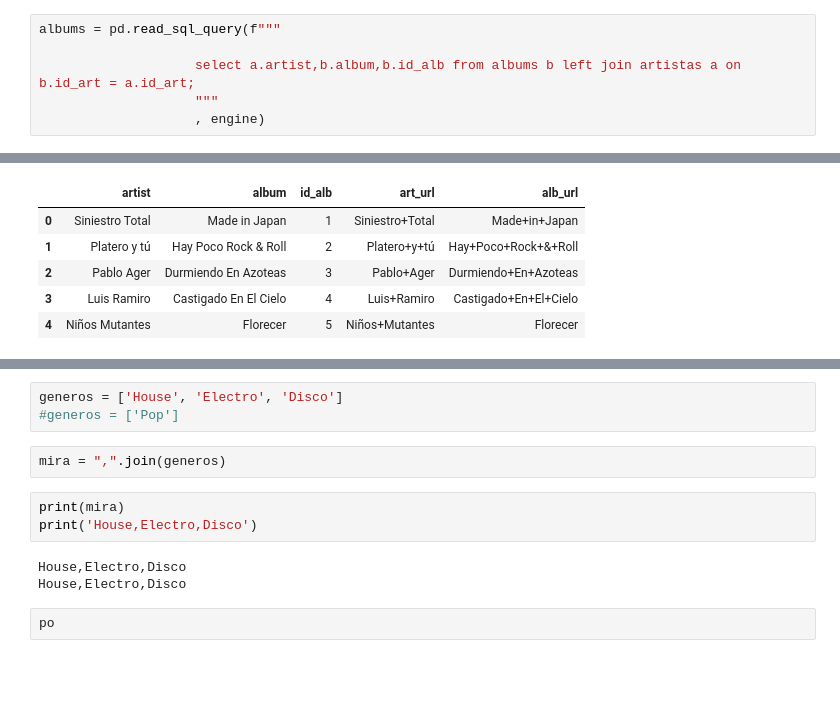
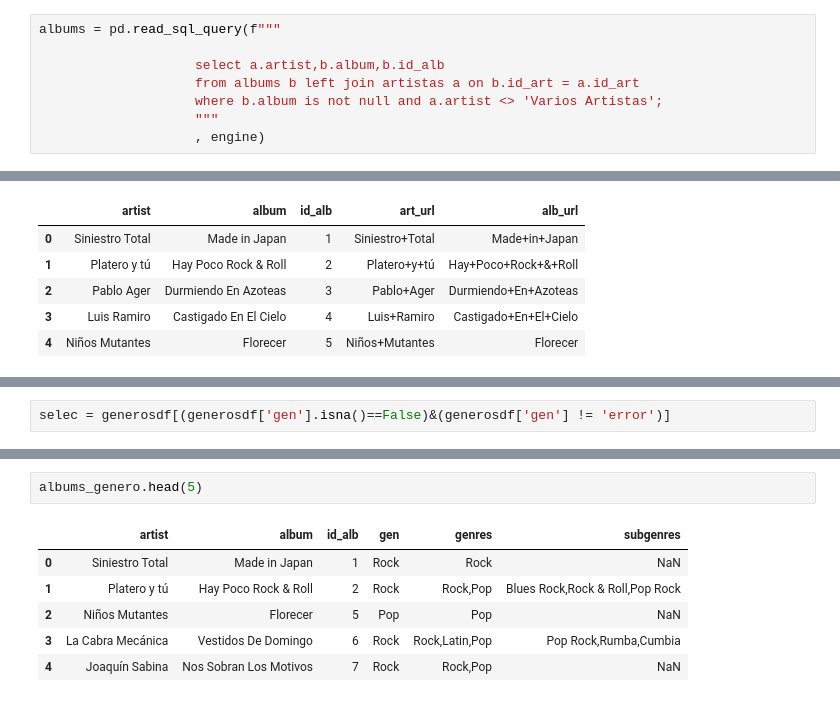
Before and after one commit to emarfer/musicable, a Jupyter notebook: 09_discogs_prueba.ipynb, the cells around one changed output, grey strips where cells are left out. Saved outputs shown, nothing was run; the diff lists cells and outputs as text; blank space fills up the shorter version.

```diff
--- a/09_discogs_prueba.ipynb
+++ b/09_discogs_prueba.ipynb
@@ -20,7 +20,9 @@ engine = alch.create_engine(connectionData)
 # %%
 albums = pd.read_sql_query(f"""
 
-                    select a.artist,b.album,b.id_alb from albums b left join artistas a on b.id_art = a.id_art;
+                    select a.artist,b.album,b.id_alb
+                    from albums b left join artistas a on b.id_art = a.id_art
+                    where b.album is not null and a.artist <> 'Varios Artistas';
                     """
                     , engine)
 # %%
@@ -133,0 +164,2 @@ AttributeError: 'NoneType' object has no attribute 'keys'
+# %%
+selec = generosdf[(generosdf['gen'].isna()==False)&(generosdf['gen'] != 'error')]
@@ -183,13 +180,9 @@ req
-# %%
-generos = ['House', 'Electro', 'Disco']
-#generos = ['Pop']
-# %%
-mira = ",".join(generos)
-# %%
-print(mira)
-print('House,Electro,Disco')
-# %% [output]
-House,Electro,Disco
-House,Electro,Disco
-# %%
-po
+# %%
+albums_genero.head(5)
+# %% [output]
+|  | artist | album | id_alb | gen | genres | subgenres |
+| 0 | Siniestro Total | Made in Japan | 1 | Rock | Rock | NaN |
+| 1 | Platero y tú | Hay Poco Rock & Roll | 2 | Rock | Rock,Pop | Blues Rock,Rock & Roll,Pop Rock |
+| 2 | Niños Mutantes | Florecer | 5 | Pop | Pop | NaN |
+| 3 | La Cabra Mecánica | Vestidos De Domingo | 6 | Rock | Rock,Latin,Pop | Pop Rock,Rumba,Cumbia |
+| 4 | Joaquín Sabina | Nos Sobran Los Motivos | 7 | Rock | Rock,Pop | NaN |
```
Also changed, not shown: parts of 33 cells of this notebook, 3 other files.
